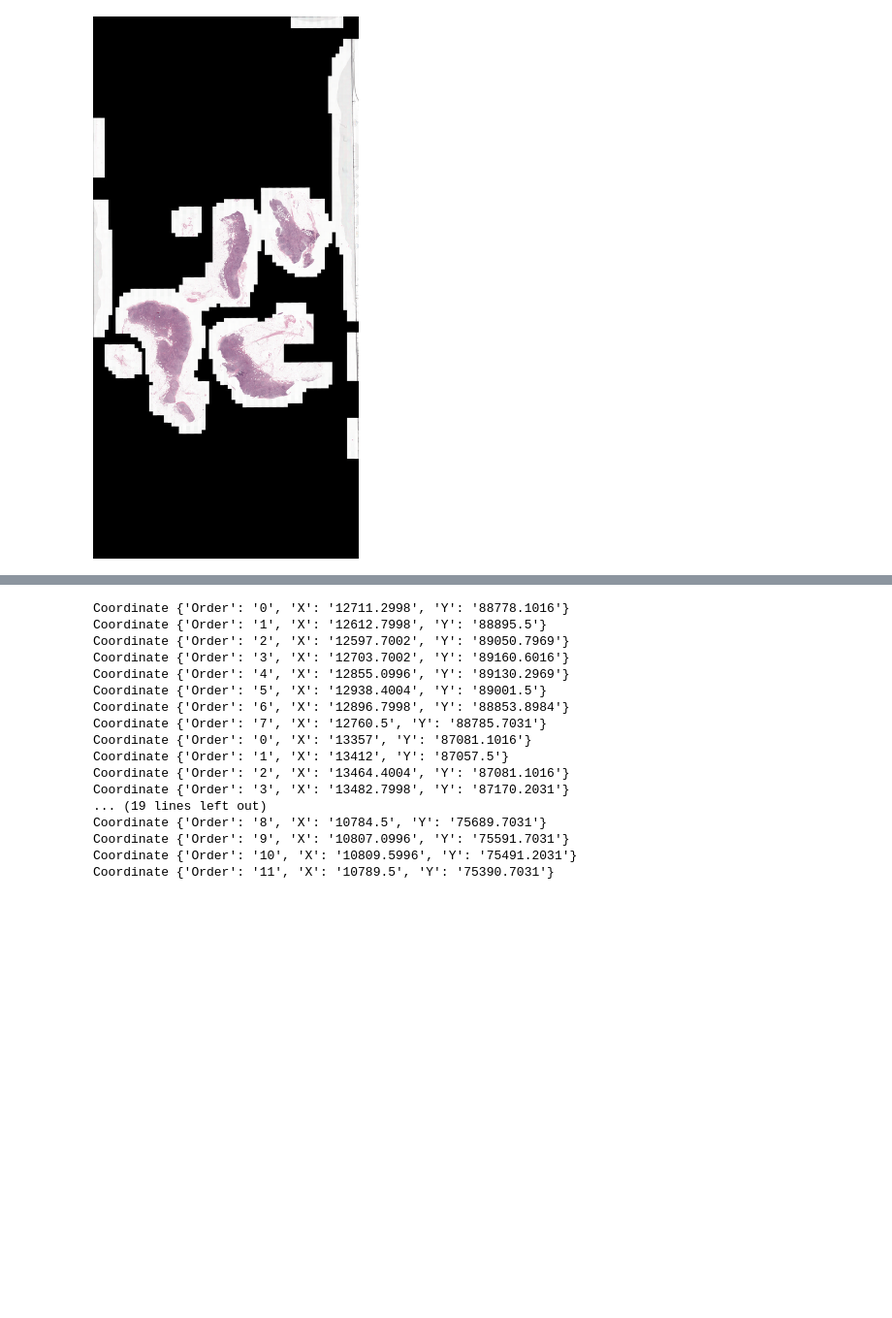
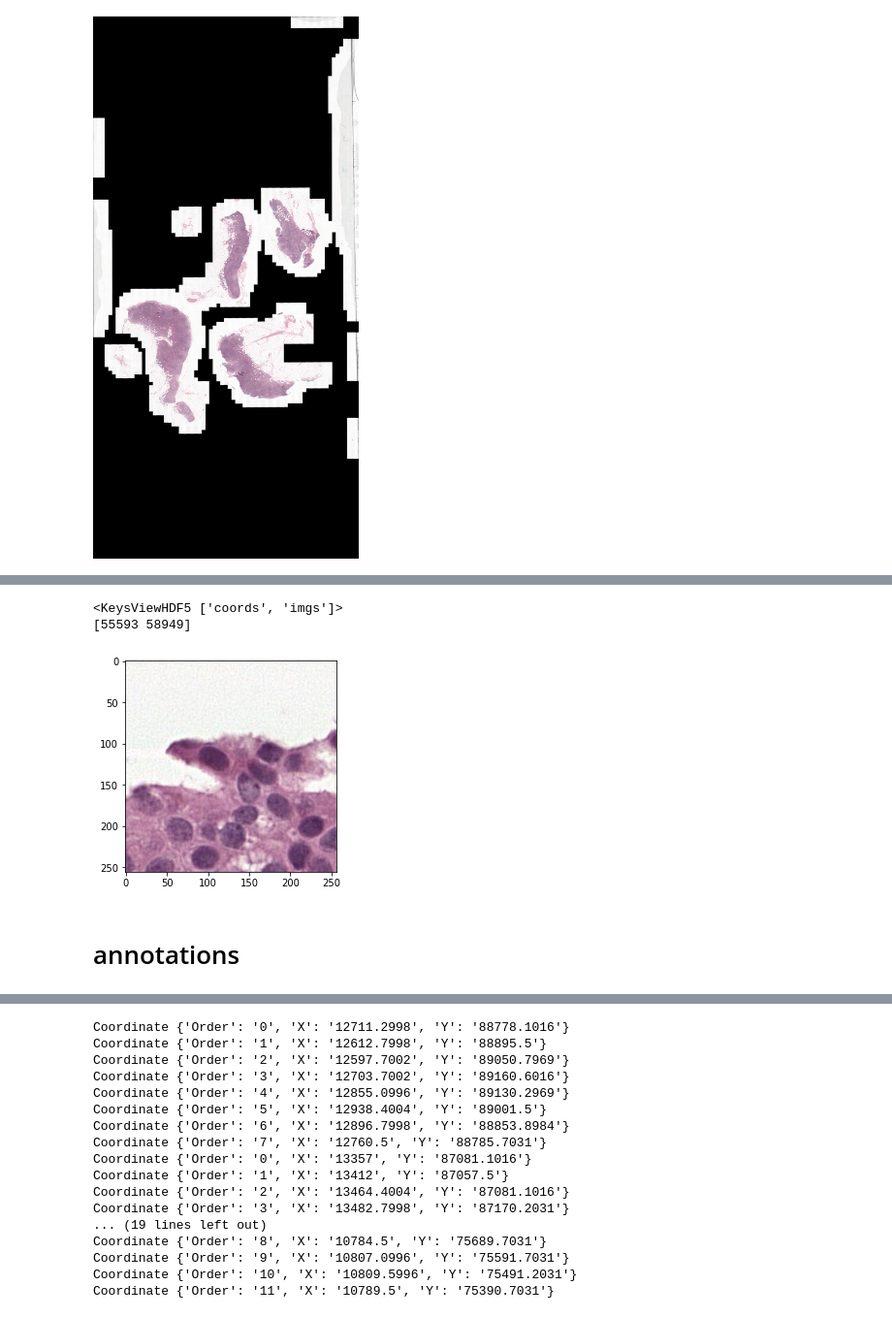
Before and after one commit to ha55anali/fyp, a Jupyter notebook: fyp_preprocessing.ipynb, the cells around one changed output, grey strips where cells are left out. Shown at 97% size. Drawn from its saved outputs; the diff is of its cells as text; code cells hidden in the pictures; blank space fills up the shorter version.

```diff
--- a/fyp_preprocessing.ipynb
+++ b/fyp_preprocessing.ipynb
@@ -103 +105,17 @@ average stiching time in s per slide: -1.0
+# %%
+import h5py
+import matplotlib.pyplot as plt
+with h5py.File('/content/RESULTS_DIRECTORY/patches/patient_016_node_0.h5', 'r') as f:
+    print(f.keys())
+    keys=list(f.keys())
+
+    # sample
+    print(f[keys[0]][0])
+    plt.imshow(f[keys[1]][0])
+# %% [output]
+<KeysViewHDF5 ['coords', 'imgs']>
+[55593 58949]
+[figure, added]
+# %% [markdown]
+# annotations
 # %%
```
Also changed, not shown: parts of 12 cells of this notebook.
